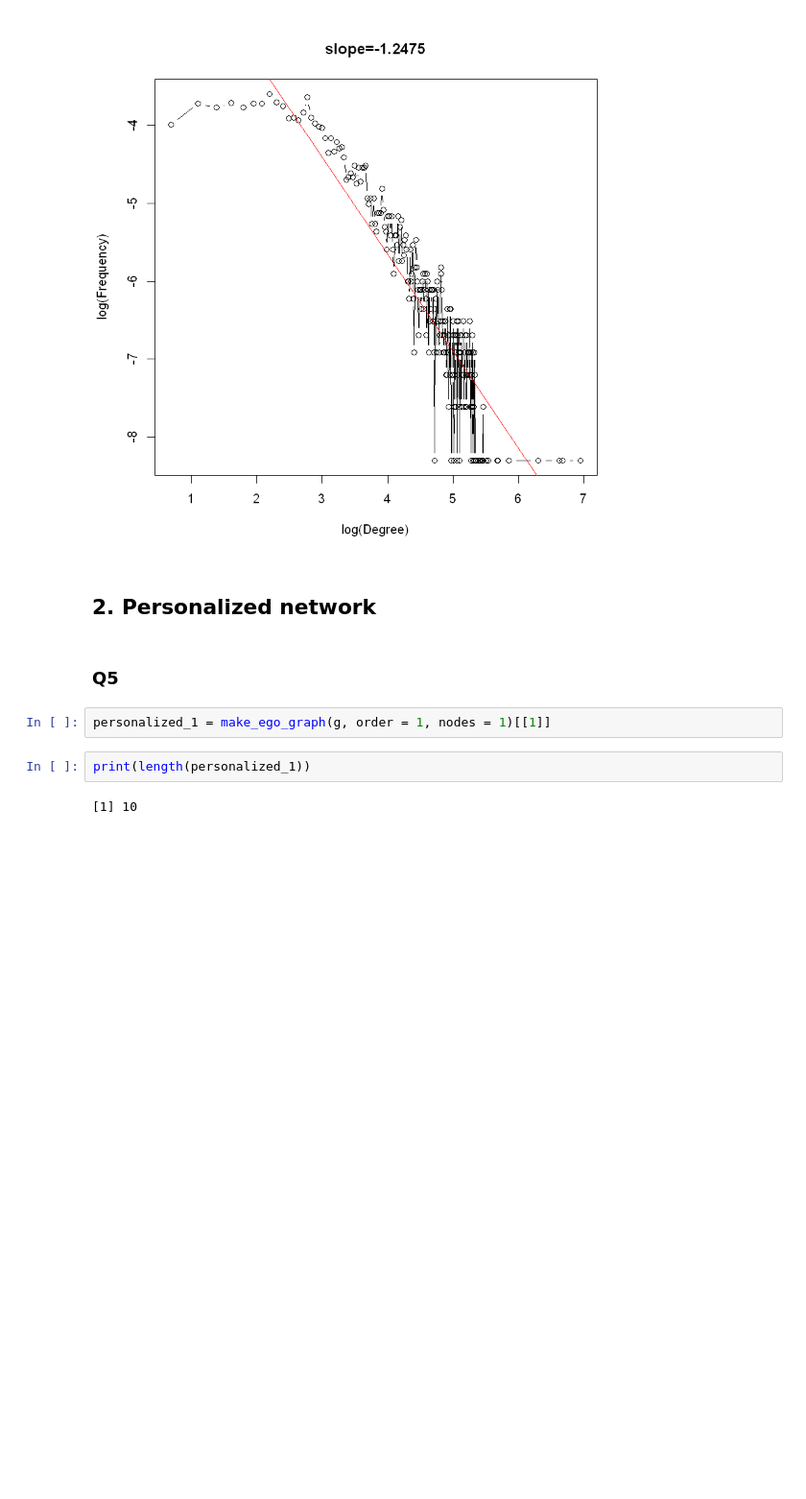
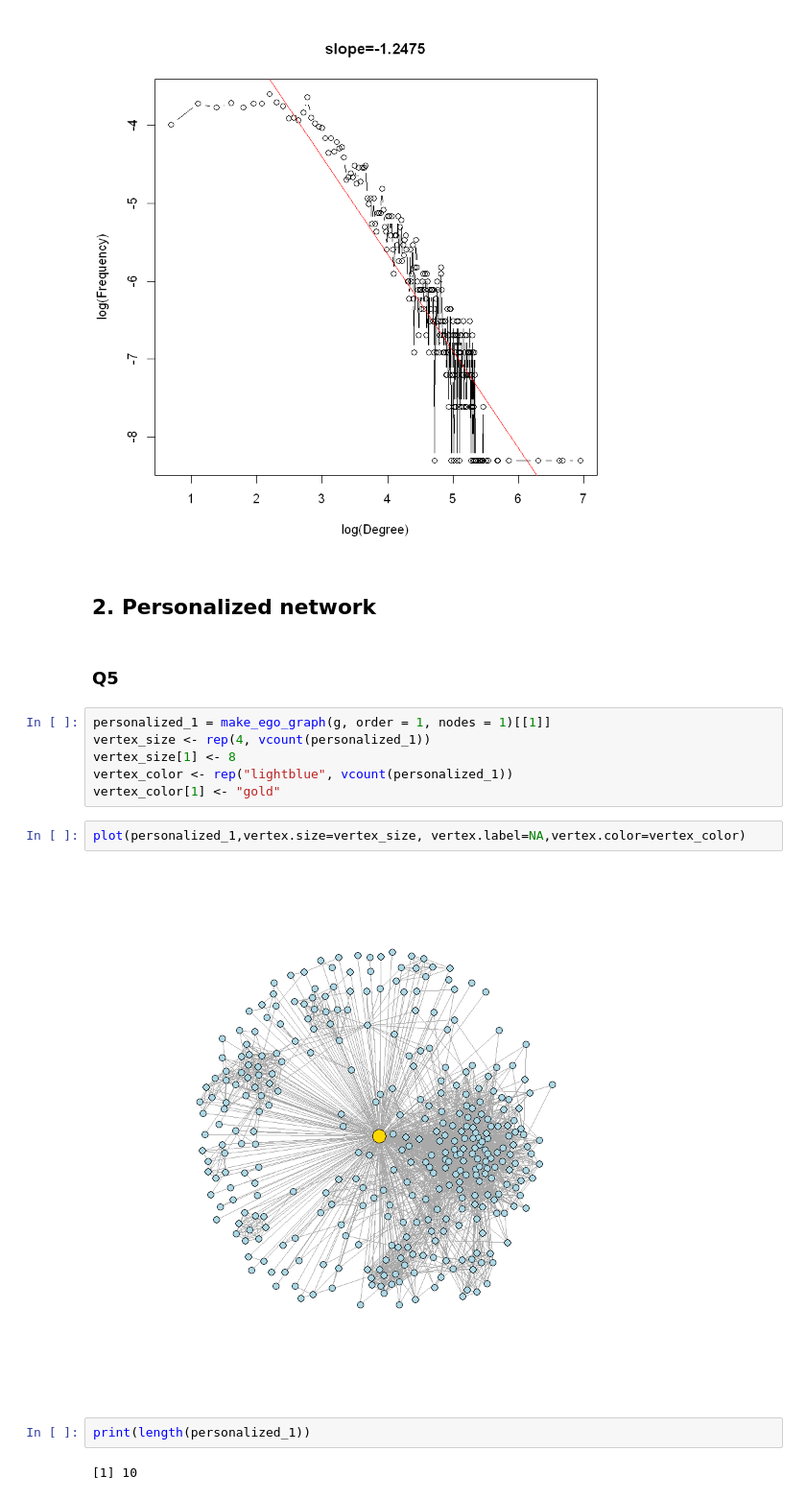
Before and after one commit to vijaysumaravi/ECE232E, a Jupyter notebook: Project2/Part1.ipynb, the cells around one changed output. Shown at 96% size. Drawn from its saved outputs; the diff is of its cells as text; blank space fills up the shorter version.

```diff
--- a/Project2/Part1.ipynb
+++ b/Project2/Part1.ipynb
@@ -145,6 +149,14 @@ draw_degree_distribution(g)
 ### Q5
 # %%
 personalized_1 = make_ego_graph(g, order = 1, nodes = 1)[[1]]
+vertex_size <- rep(4, vcount(personalized_1))
+vertex_size[1] <- 8
+vertex_color <- rep("lightblue", vcount(personalized_1))
+vertex_color[1] <- "gold"
+# %%
+plot(personalized_1,vertex.size=vertex_size, vertex.label=NA,vertex.color=vertex_color)
+# %% [output]
+[figure, added]
 # %%
 print(length(personalized_1))
 # %% [output]
```
Also changed, not shown: parts of 13 cells of this notebook.
